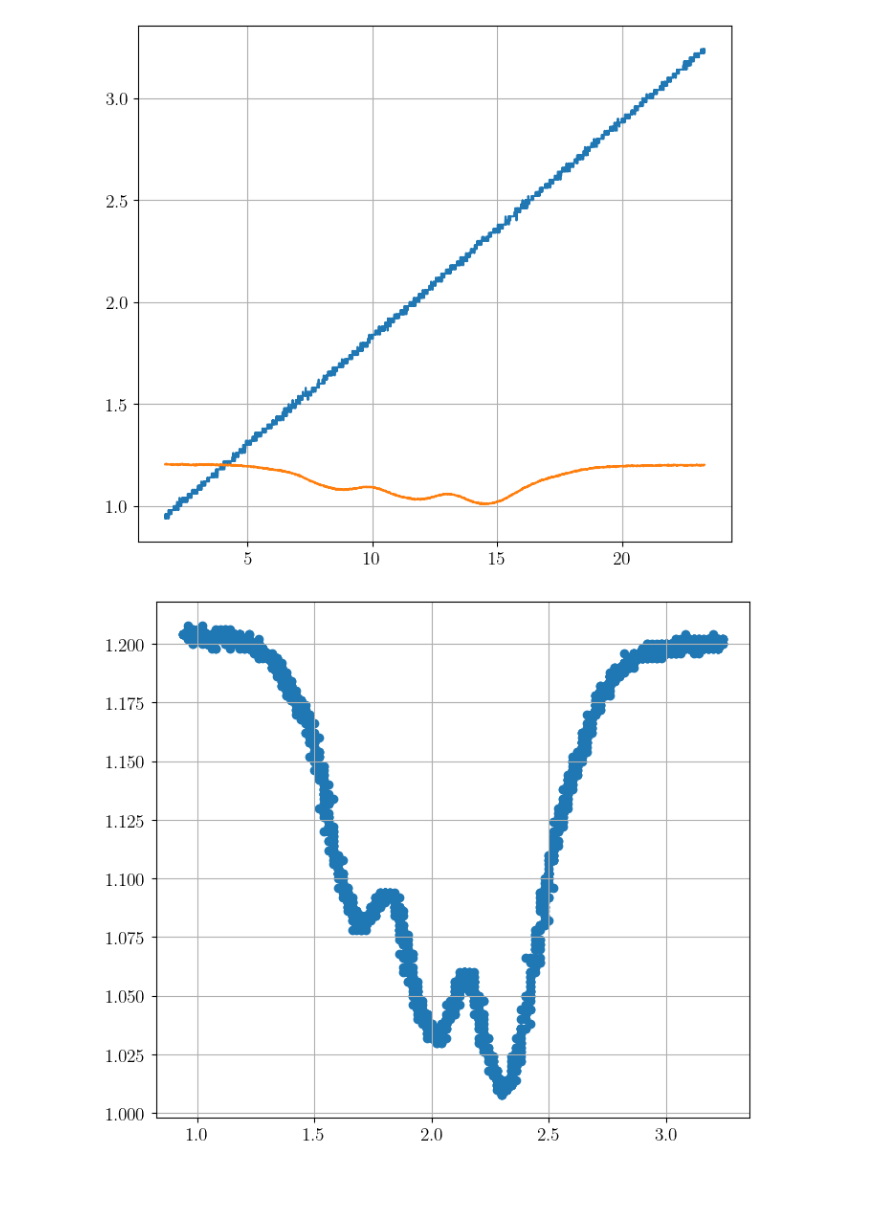
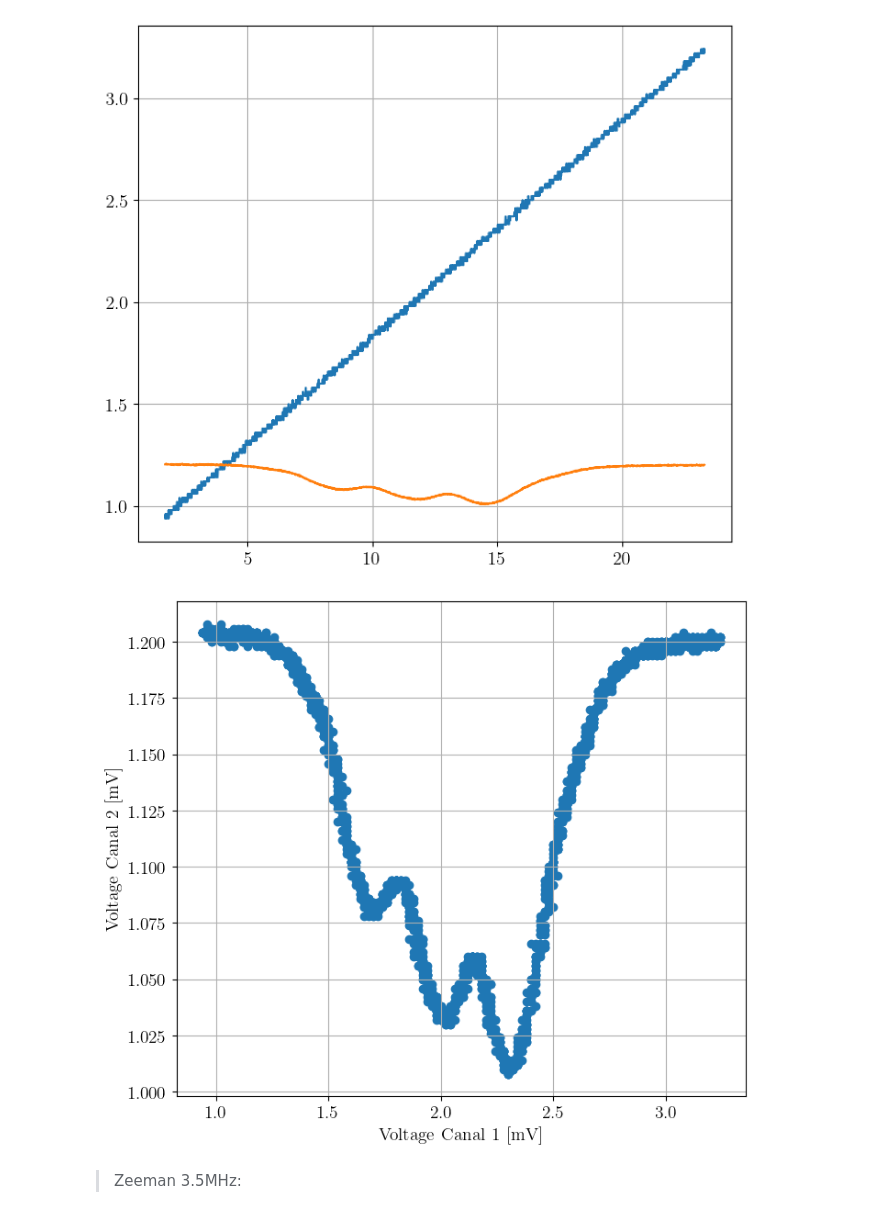
Before and after one commit to ThomasAnkhe/Quantum_Optics_Lab, a Jupyter notebook: 5. Optical_pumping/graphs.ipynb, the cells around one changed output. Drawn from its saved outputs; the diff is of its cells as text; code cells hidden in the pictures; blank space fills up the shorter version.

```diff
--- a/5. Optical_pumping/graphs.ipynb
+++ b/5. Optical_pumping/graphs.ipynb
@@ -94,5 +102,5 @@ ax.grid()
 # %%
-quad_zeeman = data_path / Path("quad_zeeman.xlsx")
+quad_zeeman = data_path / Path("quad1_zeeman.xlsx")
 qz_data = pd.read_excel(quad_zeeman)
 qz_time = qz_data["time"].to_numpy()
 qz_CH1 = qz_data["channel 1"].to_numpy()
@@ -108,7 +116,11 @@ ax.grid()
 [figure]
 # %%
 fig, ax = plt.subplots(figsize=(8,7))
+ax.set_ylabel("Voltage Canal 2 [mV]")
+ax.set_xlabel("Voltage Canal 1 [mV]")
 ax.scatter(qz_CH1[step:gz_len - step], qz_CH2[step:gz_len - step])
 ax.grid()
 # %% [output]
-[figure, old version]
+[figure, new version]
+# %% [markdown]
+> Zeeman 3.5MHz:
```
Also changed, not shown: parts of 7 cells of this notebook, 7 other files.
